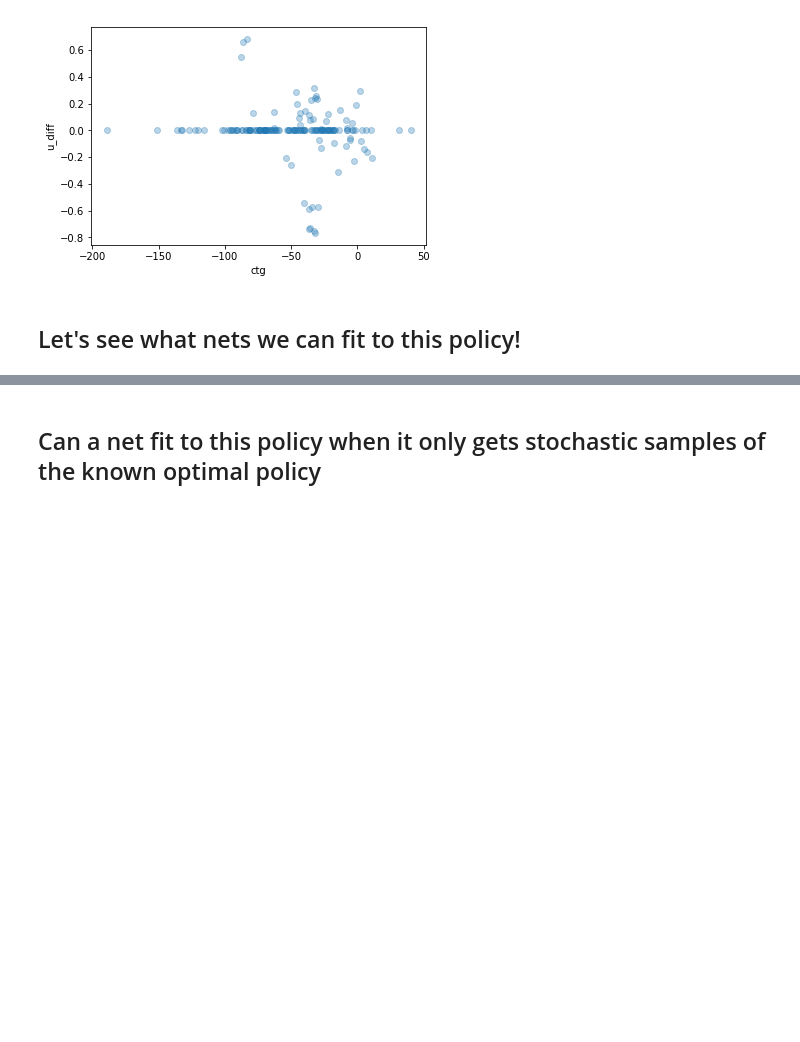
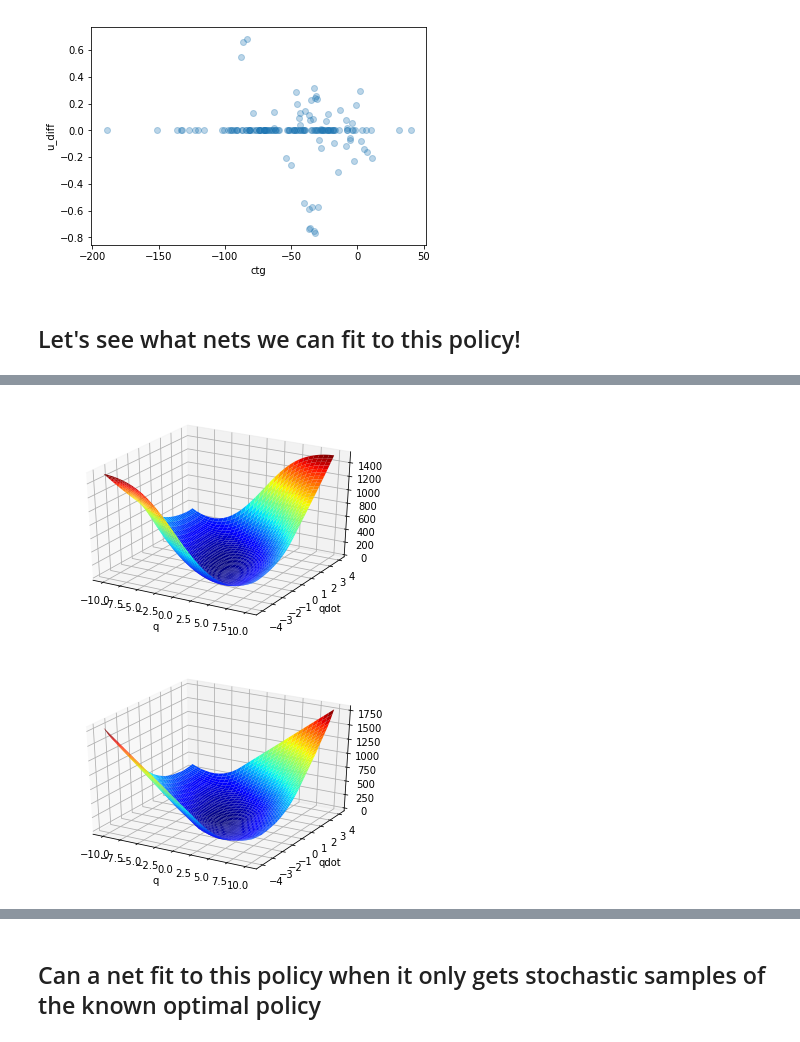
Before and after one commit to robert-verkuil/drake-pytorch, a Jupyter notebook: python/playgrounds/VI/Value Iteration - Double Integrator.ipynb, the cells around one changed output, grey strips where cells are left out. Saved outputs shown, nothing was run; the diff lists cells and outputs as text; code cells hidden in the pictures; blank space fills up the shorter version.

```diff
--- a/python/playgrounds/VI/Value Iteration - Double Integrator.ipynb
+++ b/python/playgrounds/VI/Value Iteration - Double Integrator.ipynb
@@ -478,13 +534,20 @@ import torch.optim as optim
 import torch.nn.functional as F
 
 from nn_system.networks import FC, FCBIG, MLPSMALL, MLP
+torch.manual_seed(1)
+
+
 
 # net = FCBIG(n_inputs=2, h_sz=8)
 # net = FCBIG(n_inputs=2, h_sz=32) # <--- the one!
 # net = MLPSMALL(n_inputs=2, h_sz=16)
 # net = MLPSMALL(n_inputs=2, h_sz=32)
 # net = MLP(n_inputs=2, h_sz=8)
-net = MLP(n_inputs=2, h_sz=32)
+# net = MLP(n_inputs=2, h_sz=32)
+
+# net = FCBIG_W_NOISE(n_inputs=2, h_sz=32) # <--- the one!
+net.double()
+net.eval()
 
 criterion = nn.MSELoss(reduction="mean")
 # optimizer = optim.SGD(net.parameters(), lr=1e-4, momentum=0.3)
@@ -587,0 +647,2 @@ Finished Training
+[figure, added]
+[figure, added]
```
Also changed, not shown: parts of 3 cells of this notebook, 1 other file.
